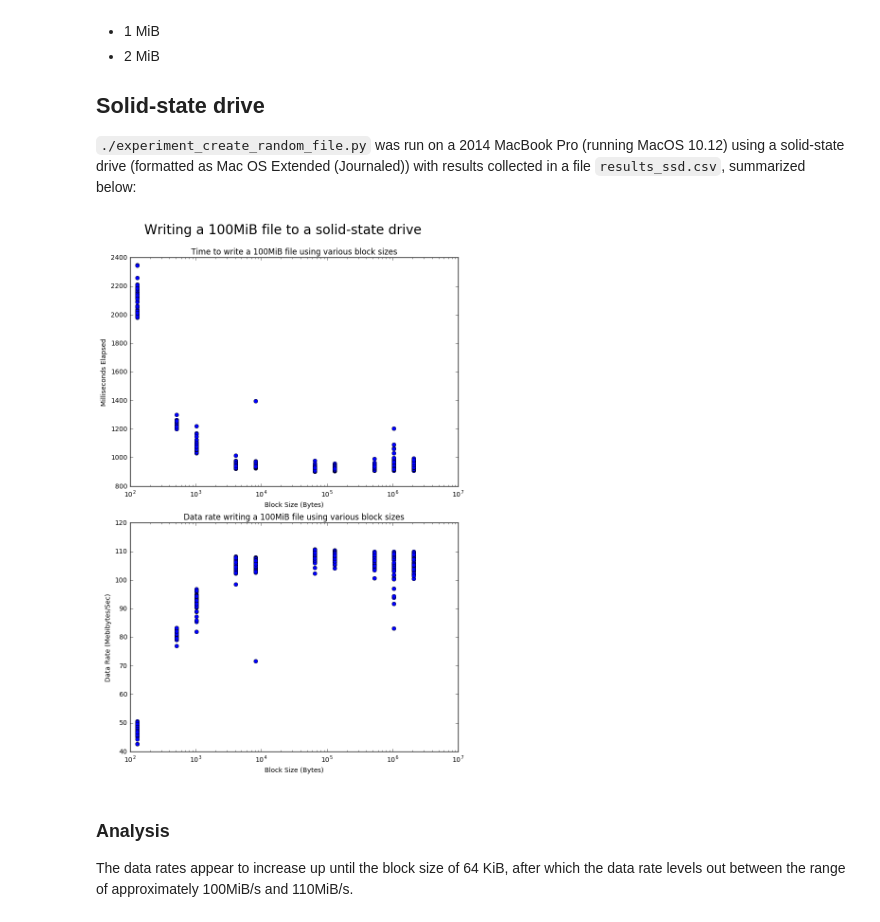
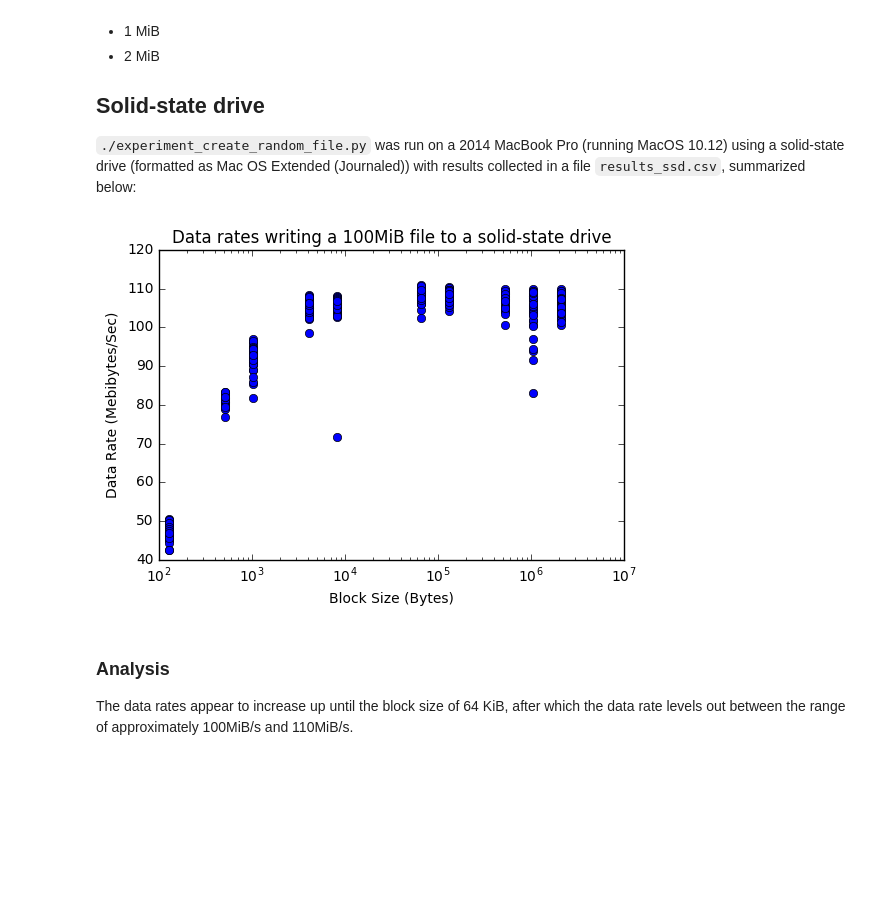
Before and after one commit to elliottsj/csc443-a1, a Jupyter notebook: CSC443 Assignment 1.ipynb, the cells around one changed output. Cells and saved outputs as stored; diff of their text form; code cells hidden in the pictures; blank space fills up the shorter version.

Commit message:
Simplify plots

```diff
--- a/CSC443 Assignment 1.ipynb
+++ b/CSC443 Assignment 1.ipynb
@@ -29,57 +29,36 @@ from matplotlib import figure
 def get_data(csvfile):
     reader = csv.DictReader(csvfile)
     return zip(*[
         (
             row['block_size'],
             row['milliseconds_elapsed'],
             # calculate data rate: mebibytes / second
             (
                 # convert bytes -> mebibytes
                 (int(row['total_size']) / 2 ** 20)
                 /
                 # convert milliseconds -> seconds
                 (int(row['milliseconds_elapsed']) / 1000)
             )
         )
         for row in reader
     ])
 
 with open('./results_ssd_write.csv') as csvfile:
     x, y, rates = get_data(csvfile)
 
-    plt.figure(figsize=(8, 12))
-
-    plt.suptitle(
-        'Writing a 100MiB file to a solid-state drive',
-        fontsize=20,
-    )
-
-    plt.subplot(2, 1, 1)
     plt.title(
-        'Time to write a 100MiB file ' +
-        'using various block sizes'
-    )
-    plt.xlabel('Block Size (Bytes)')
-    plt.ylabel('Milliseconds Elapsed')
-    plt.xscale('log')
-    plt.tight_layout()
-    plt.plot(x, y, 'bo')
-
-    plt.subplot(2, 1, 2)
-    plt.title(
-        'Data rate writing a 100MiB file ' +
-        'using various block sizes'
+        'Data rates writing a 100MiB file ' +
+        'to a solid-state drive'
     )
     plt.xlabel('Block Size (Bytes)')
     plt.ylabel('Data Rate (Mebibytes/Sec)')
     plt.xscale('log')
-    plt.tight_layout()
     plt.plot(x, rates, 'bo')
 
-    plt.subplots_adjust(top=0.92)
     plt.show()
 # %% [output]
-[figure, old version]
+[figure, new version]
 # %% [markdown]
 ### Analysis
 The data rates appear to increase up until the block size of 64 KiB, after which the data rate levels out between the range of approximately 100MiB/s and 110MiB/s.
```
Also changed, not shown: parts of 9 cells of this notebook.
